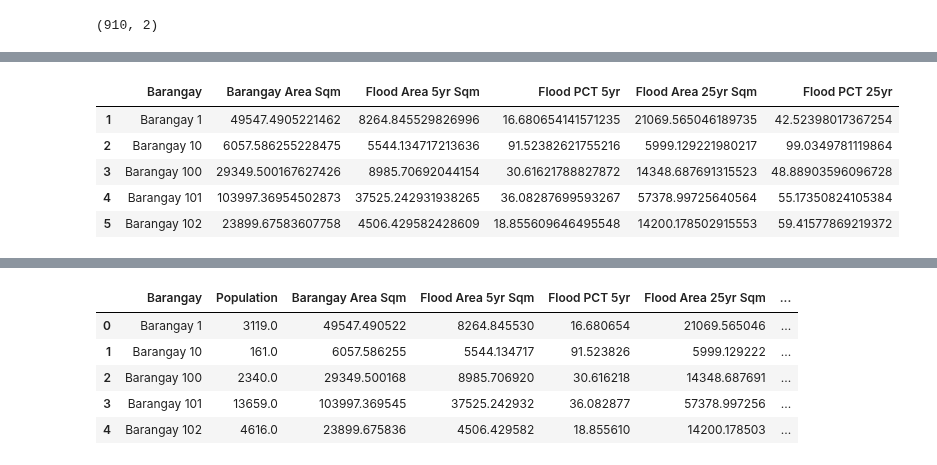
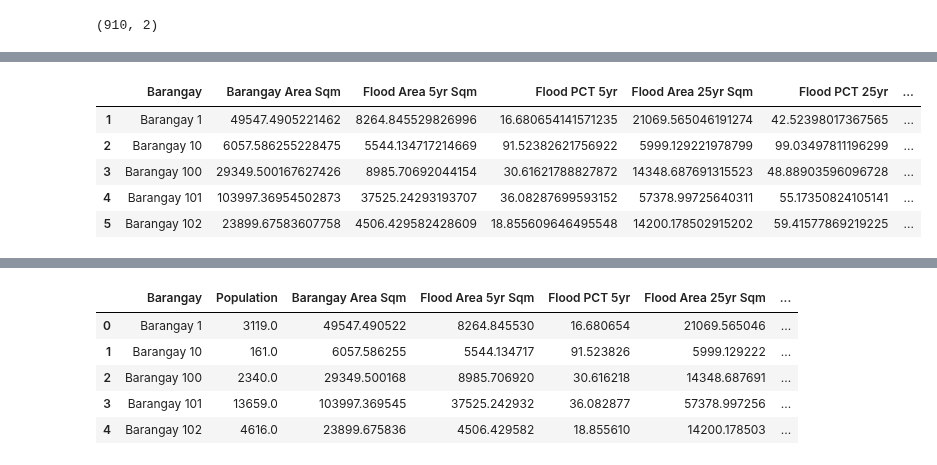
Before and after one commit to moridin04/Thesis-Project, a Jupyter notebook: src/data/population_dataset.ipynb, the cells around one changed output, grey strips where cells are left out. Saved outputs shown, nothing was run; the diff lists cells and outputs as text; code cells hidden in the pictures.

```diff
--- a/src/data/population_dataset.ipynb
+++ b/src/data/population_dataset.ipynb
@@ -37,15 +30,15 @@ dtype: int64
 # %%
-df_flood = pd.read_csv('/content/MetroManila_Barangay_Flood_Area.csv', header=None)
-df_flood.columns = ["Barangay", "Barangay Area Sqm", "Flood Area 5yr Sqm", "Flood PCT 5yr", "Flood Area 25yr Sqm", "Flood PCT 25yr"]
+df_flood = pd.read_csv('/content/MetroManila_Barangay_Flood_Area_Validated.csv', header=None)
+df_flood.columns = ["Barangay", "Barangay Area Sqm", "Flood Area 5yr Sqm", "Flood PCT 5yr", "Flood Area 25yr Sqm", "Flood PCT 25yr", "Flood Area 100yr Sqm", "Flood PCT 100yr", "Flag 25yr Less than 5yr", "Flag 100yr Less than 25yr", "Flag 100yr Less than 5yr", "Barangay No"]
 df_flood = df_flood.iloc[1:]
 df_flood.head(5)
 # %% [output]
-|  | Barangay | Barangay Area Sqm | Flood Area 5yr Sqm | Flood PCT 5yr | Flood Area 25yr Sqm | Flood PCT 25yr |
-| 1 | Barangay 1 | 49547.4905221462 | 8264.845529826996 | 16.680654141571235 | 21069.565046189735 | 42.52398017367254 |
-| 2 | Barangay 10 | 6057.586255228475 | 5544.134717213636 | 91.52382621755216 | 5999.129221980217 | 99.0349781119864 |
-| 3 | Barangay 100 | 29349.500167627426 | 8985.70692044154 | 30.61621788827872 | 14348.687691315523 | 48.88903596096728 |
-| 4 | Barangay 101 | 103997.36954502873 | 37525.242931938265 | 36.08287699593267 | 57378.99725640564 | 55.17350824105384 |
-| 5 | Barangay 102 | 23899.67583607758 | 4506.429582428609 | 18.855609646495548 | 14200.178502915553 | 59.41577869219372 |
+|  | Barangay | Barangay Area Sqm | Flood Area 5yr Sqm | Flood PCT 5yr | Flood Area 25yr Sqm | Flood PCT 25yr | ... |
+| 1 | Barangay 1 | 49547.4905221462 | 8264.845529826996 | 16.680654141571235 | 21069.565046191274 | 42.52398017367565 | ... |
+| 2 | Barangay 10 | 6057.586255228475 | 5544.134717214669 | 91.52382621756922 | 5999.129221978799 | 99.03497811196299 | ... |
+| 3 | Barangay 100 | 29349.500167627426 | 8985.70692044154 | 30.61621788827872 | 14348.687691315523 | 48.88903596096728 | ... |
+| 4 | Barangay 101 | 103997.36954502873 | 37525.24293193707 | 36.08287699593152 | 57378.99725640311 | 55.17350824105141 | ... |
+| 5 | Barangay 102 | 23899.67583607758 | 4506.429582428609 | 18.855609646495548 | 14200.178502915202 | 59.41577869219225 | ... |
 # %%
 df_combined = pd.merge(df, df_flood, on='Barangay', how='inner')
 print(df_combined.head())
```
Also changed, not shown: parts of 7 cells of this notebook, 1 other file.
